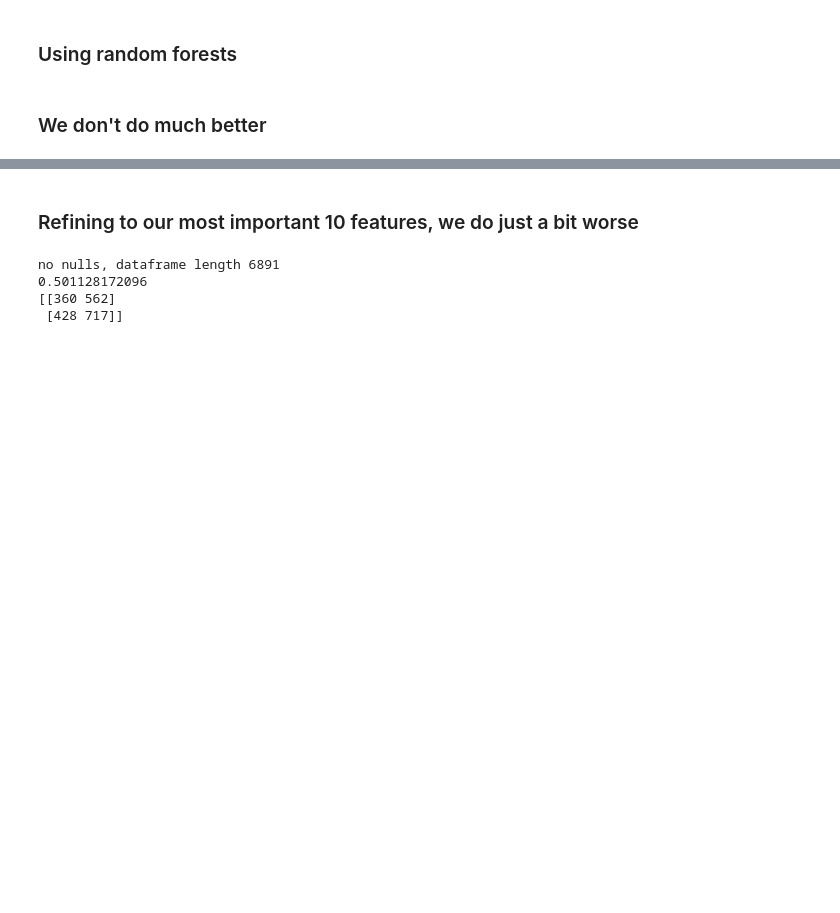
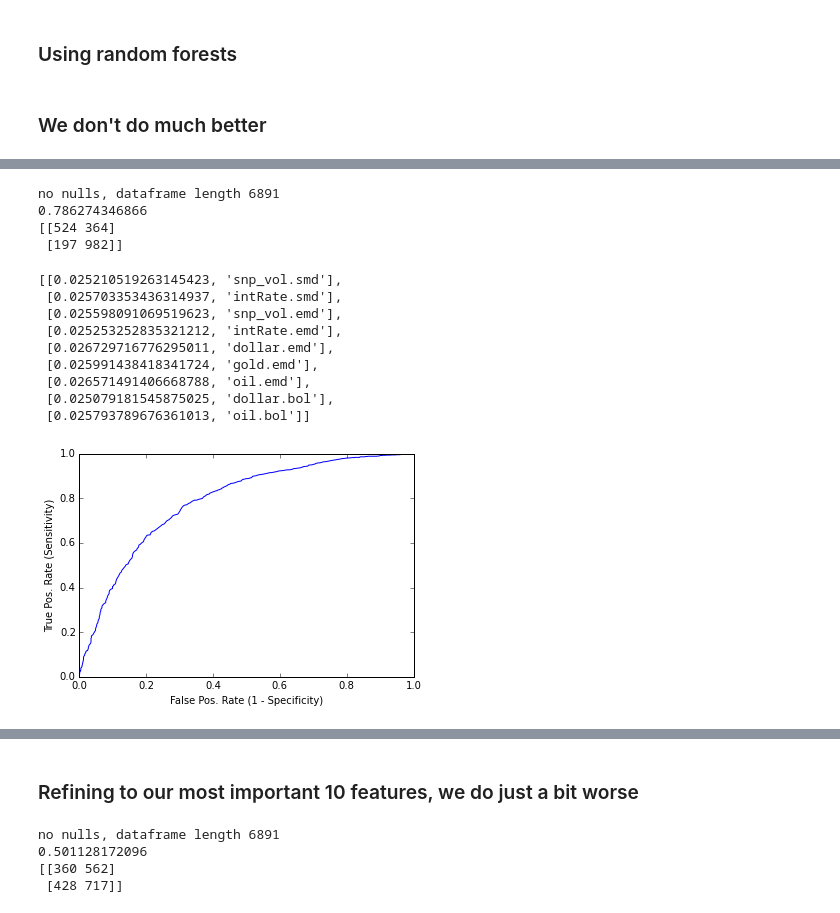
Before and after one commit to michaelsmirnoff/SF_DAT_15_WORK, a Jupyter notebook: brennan/eco_trends.ipynb, the cells around one changed output, grey strips where cells are left out. Drawn from its saved outputs; the diff is of its cells as text; code cells hidden in the pictures; blank space fills up the shorter version.

```diff
--- a/brennan/eco_trends.ipynb
+++ b/brennan/eco_trends.ipynb
@@ -804,0 +822,18 @@ train_test_split_clf_plot(dfX, yBin) #, 'Using blob')
+# %%
+dfX, y, yBin = make_Xy_shift(df_b, 'snp_close', 3)
+train_test_split_clf_plot(dfX, yBin) #, 'Using blob')
+# %% [output]
+no nulls, dataframe length 6891
+0.786274346866
+[[524 364]
+ [197 982]]
+[[0.025210519263145423, 'snp_vol.smd'],
+ [0.025703353436314937, 'intRate.smd'],
+ [0.025598091069519623, 'snp_vol.emd'],
+ [0.025253252835321212, 'intRate.emd'],
+ [0.026729716776295011, 'dollar.emd'],
+ [0.025991438418341724, 'gold.emd'],
+ [0.026571491406668788, 'oil.emd'],
+ [0.025079181545875025, 'dollar.bol'],
+ [0.025793789676361013, 'oil.bol']]
+[figure, added]
```
Also changed, not shown: parts of 21 cells of this notebook.
